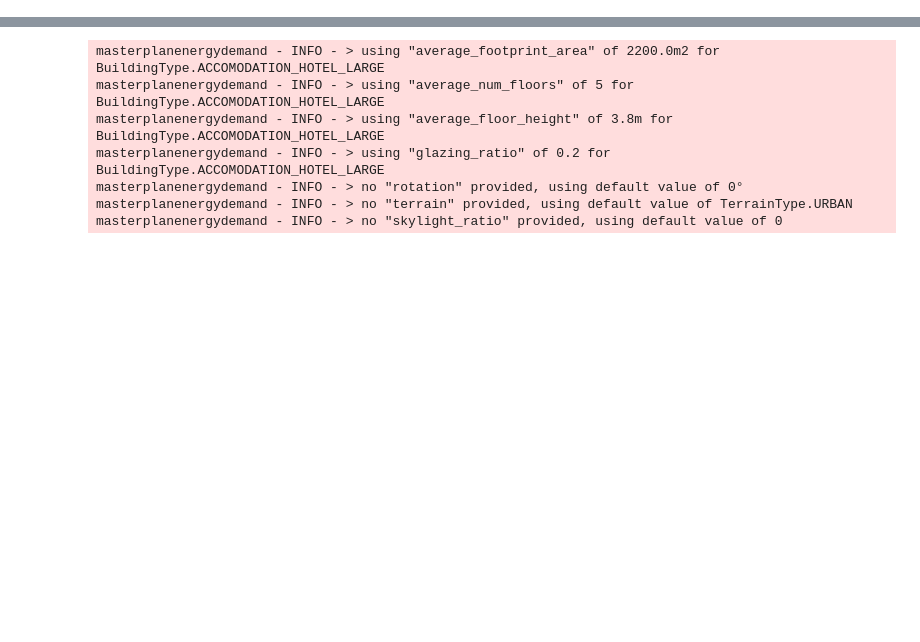
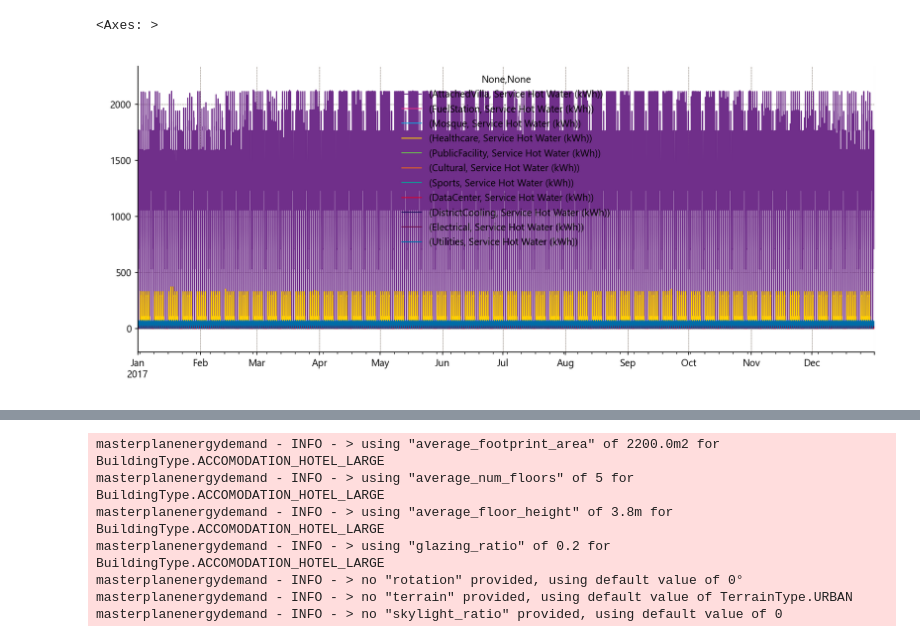
Before and after one commit to BHoM/LadyBugTools_Prototypes, a Jupyter notebook: LadyBugTools_Prototype_Engine/Python/MasterplanEnergyDemand/MasterplanEnergyDemand_Dev.ipynb, the cells around one changed output, grey strips where cells are left out. Drawn from its saved outputs; the diff is of its cells as text; code cells hidden in the pictures; blank space fills up the shorter version.

```diff
--- a/LadyBugTools_Prototype_Engine/Python/MasterplanEnergyDemand/MasterplanEnergyDemand_Dev.ipynb
+++ b/LadyBugTools_Prototype_Engine/Python/MasterplanEnergyDemand/MasterplanEnergyDemand_Dev.ipynb
@@ -25,0 +124,6 @@ honeybee_energy - INFO - Successfully imported Honeybee-energy plugin: honeybee_
+# %%
+df_res.filter(regex="Water Use Equipment Zone Sensible Heat Gain Energy Intensity")
+df_res.filter(regex="Service Hot Water").plot()
+# %% [output]
+<Axes: >
+[figure, added]
```
Also changed, not shown: parts of 41 cells of this notebook, 22 other files.
